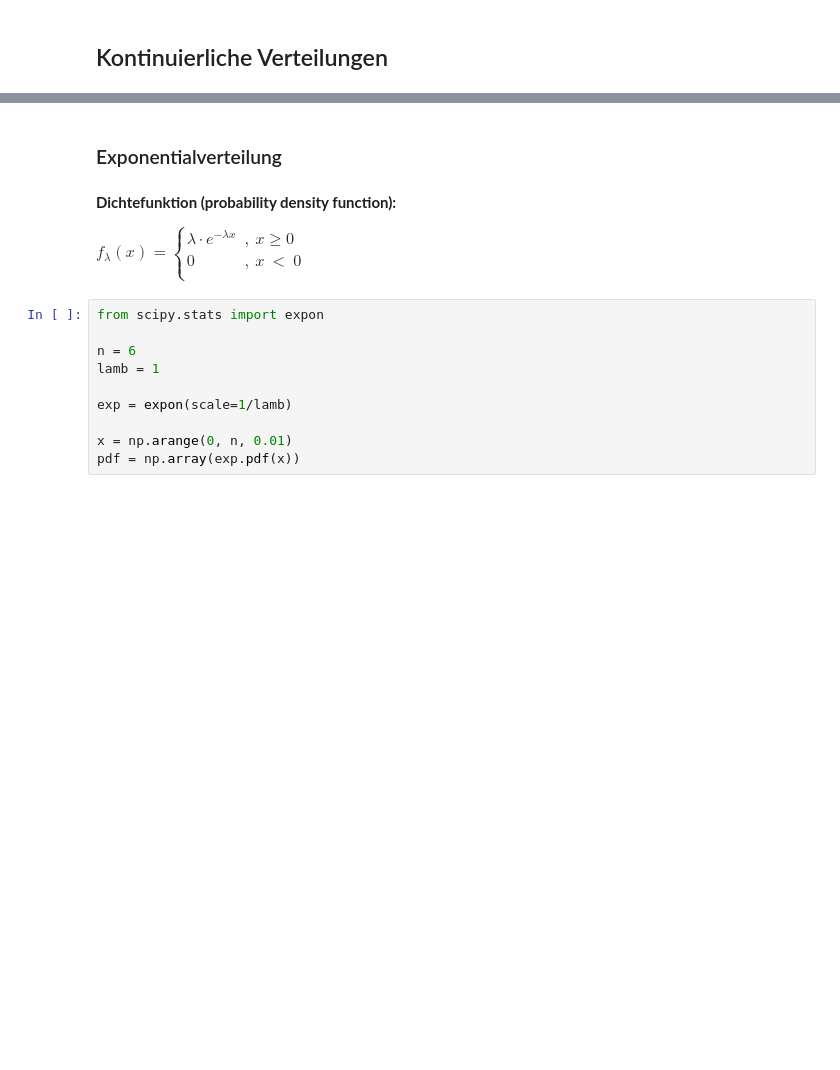
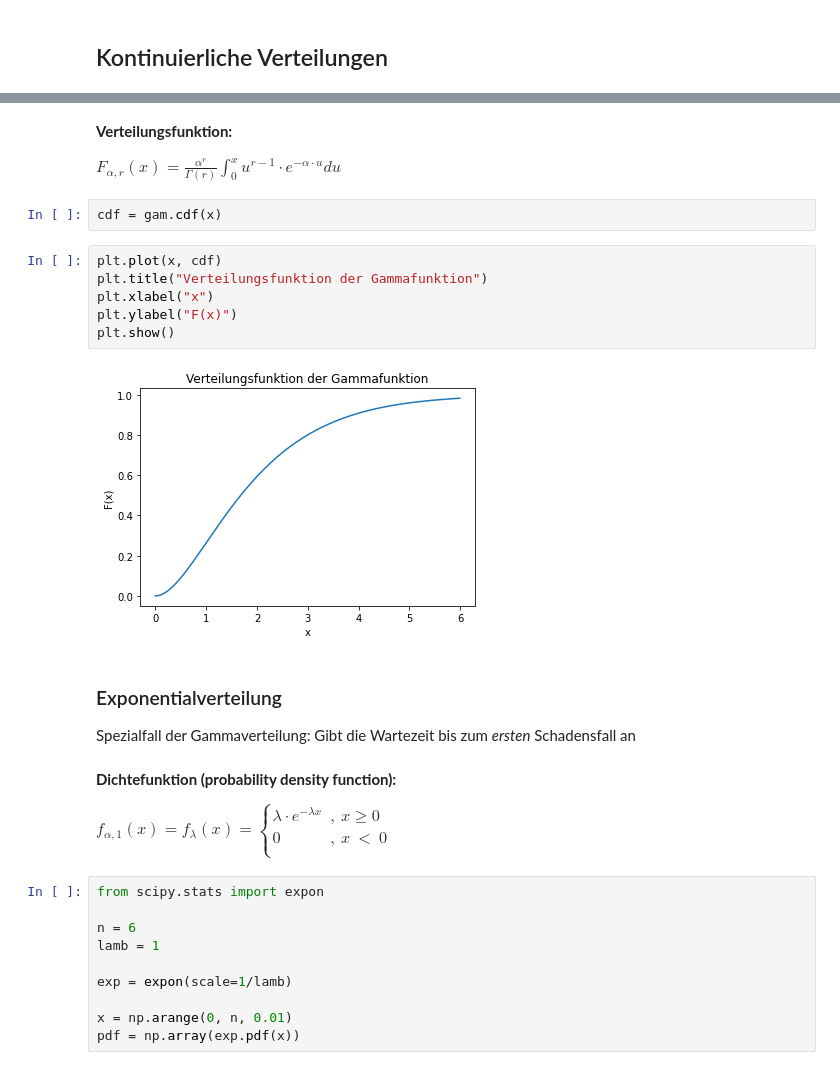
Before and after one commit to nicokossmann/Wahrscheinlichkeitsverteilungen, a Jupyter notebook: statistik.ipynb, the cells around one changed output, grey strips where cells are left out. Cells and saved outputs as stored; diff of their text form; blank space fills up the shorter version.

```diff
--- a/statistik.ipynb
+++ b/statistik.ipynb
@@ -424,9 +478,25 @@ plt.show()
+# %% [markdown]
+**Verteilungsfunktion:**
+
+$F_{\alpha, r}(x) =\frac{\alpha^{r}}{\Gamma(r)}\int_{0}^{x}u^{r-1} \cdot e^{-\alpha \cdot u} du$
+# %%
+cdf = gam.cdf(x)
+# %%
+plt.plot(x, cdf)
+plt.title("Verteilungsfunktion der Gammafunktion")
+plt.xlabel("x")
+plt.ylabel("F(x)")
+plt.show()
+# %% [output]
+[figure, added]
 # %% [markdown]
 ### Exponentialverteilung <a class="anchor" id="exponentialverteilung"></a>
+
+Spezialfall der Gammaverteilung: Gibt die Wartezeit bis zum *ersten* Schadensfall an
 # %% [markdown]
 **Dichtefunktion (probability density function):**
 
-$f_{\lambda}(x)= \left\{
+$f_{\alpha, 1}(x)= f_{\lambda}(x)= \left\{
 \begin{array}{ll}
 \lambda \cdot e^{- \lambda x} &, \  x \ge 0\\
 0 &, \ x \ < \ 0\\
```
Also changed, not shown: parts of 19 cells of this notebook, 1 other file.
